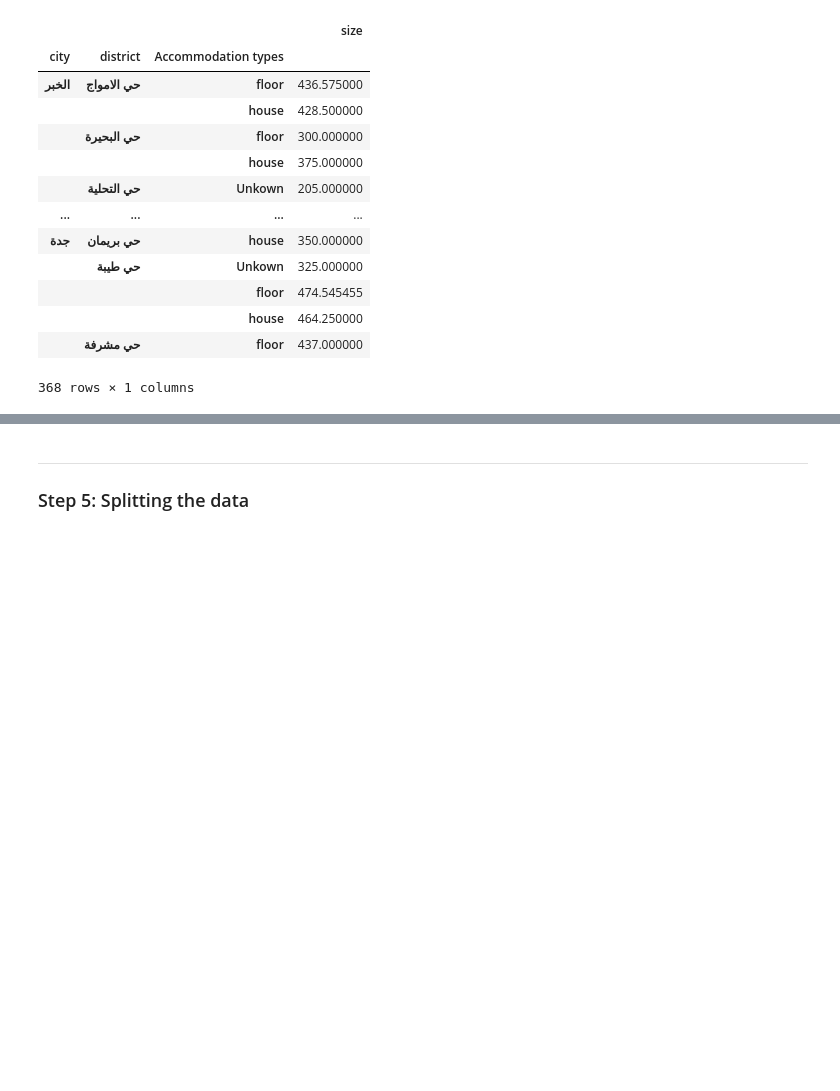
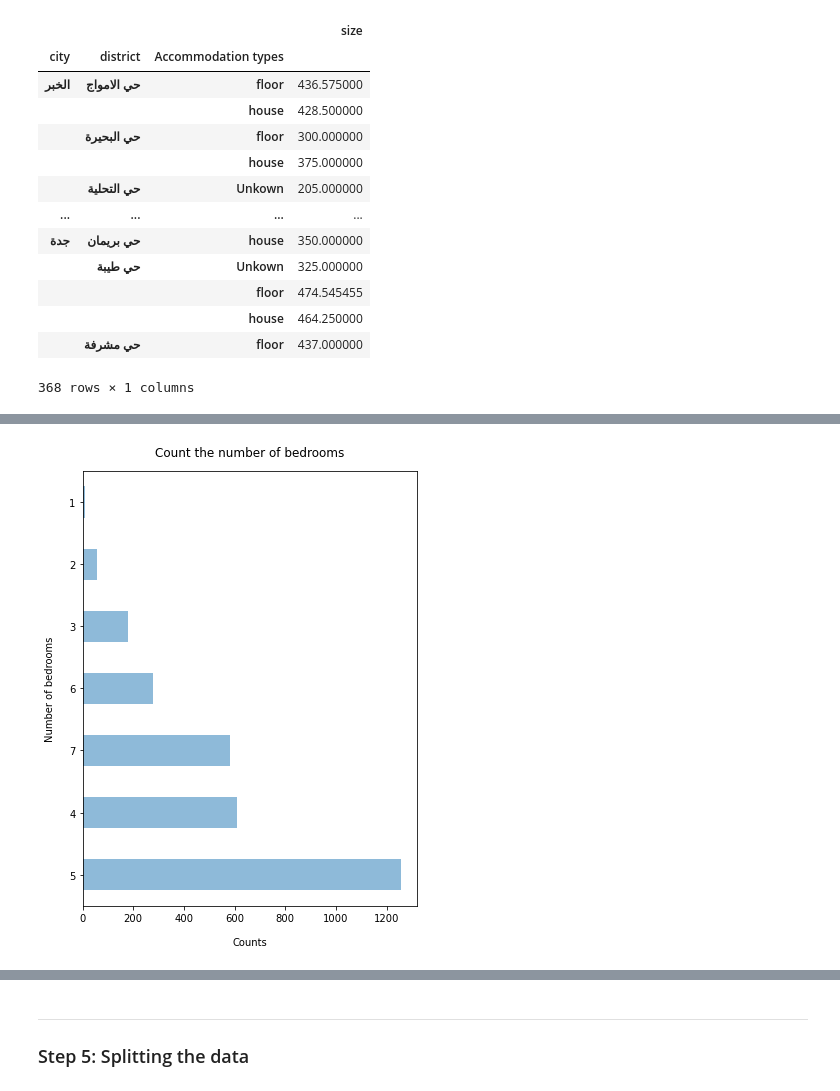
Before and after one commit to novr1512/saudi_aqar_price_prediction, a Jupyter notebook: fullCode.ipynb, the cells around one changed output, grey strips where cells are left out. Drawn from its saved outputs; the diff is of its cells as text; code cells hidden in the pictures; blank space fills up the shorter version.

```diff
--- a/fullCode.ipynb
+++ b/fullCode.ipynb
@@ -256,0 +314,7 @@ H_data.groupby(['city', 'district','Accommodation types'])['size'].mean().to_fra
+# %%
+H_data['bedrooms'].value_counts().plot(kind='barh', figsize=(6, 8),alpha=0.5)
+plt.xlabel("Counts", labelpad=14)
+plt.ylabel("Number of bedrooms", labelpad=14)
+plt.title("Count the number of bedrooms", y=1.02);
+# %% [output]
+[figure, added]
```
Also changed, not shown: parts of 30 cells of this notebook.
